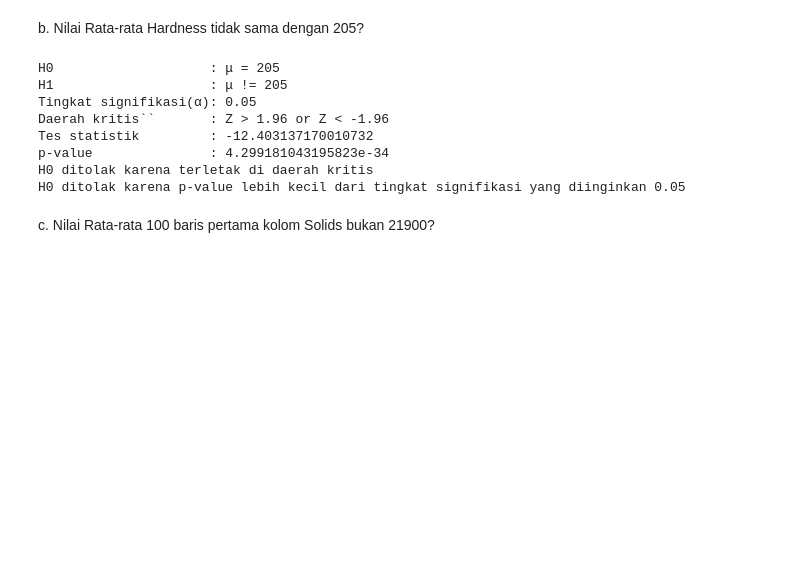
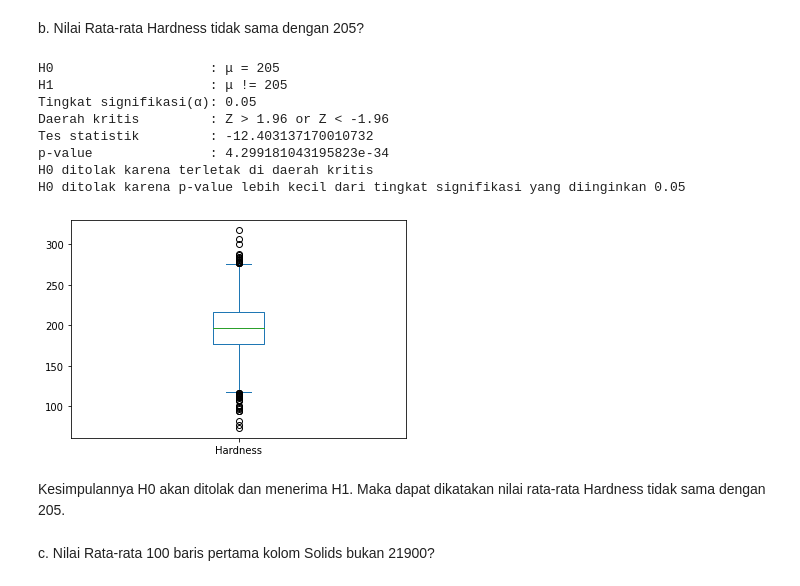
Before and after one commit to jakartasipirok/Tugas-Besar-IF2220-2021-2022, a Jupyter notebook: main.ipynb, the cells around one changed output. Saved outputs shown, nothing was run; the diff lists cells and outputs as text; code cells hidden in the pictures; blank space fills up the shorter version.

```diff
--- a/main.ipynb
+++ b/main.ipynb
@@ -229,20 +236,25 @@ b. Nilai Rata-rata Hardness tidak sama dengan 205?
 # %%
 print("H0                    : μ = 205")
 print("H1                    : μ != 205")
 alpha = 0.05
 print("Tingkat signifikasi(α):", alpha)
 Z = 1.96
-print("Daerah kritis``       : Z > " +str(Z)+ " or Z < -" +str(Z))
+print("Daerah kritis         : Z > " +str(Z)+ " or Z < -" +str(Z))
 uji_statistik_2(df["Hardness"], 205, "two-sided", alpha, Z)
+df["Hardness"].plot(kind="box")
+plt.show()
 # %% [output]
 H0                    : μ = 205
 H1                    : μ != 205
 Tingkat signifikasi(α): 0.05
-Daerah kritis``       : Z > 1.96 or Z < -1.96
+Daerah kritis         : Z > 1.96 or Z < -1.96
 Tes statistik         : -12.403137170010732
 p-value               : 4.299181043195823e-34
 H0 ditolak karena terletak di daerah kritis
 H0 ditolak karena p-value lebih kecil dari tingkat signifikasi yang diinginkan 0.05
+[figure, added]
+# %% [markdown]
+Kesimpulannya H0 akan ditolak dan menerima H1. Maka dapat dikatakan nilai rata-rata Hardness tidak sama dengan 205.
 # %% [markdown]
 c. Nilai Rata-rata 100 baris pertama kolom Solids bukan 21900?
 # %%
```
Also changed, not shown: parts of 12 cells of this notebook.
